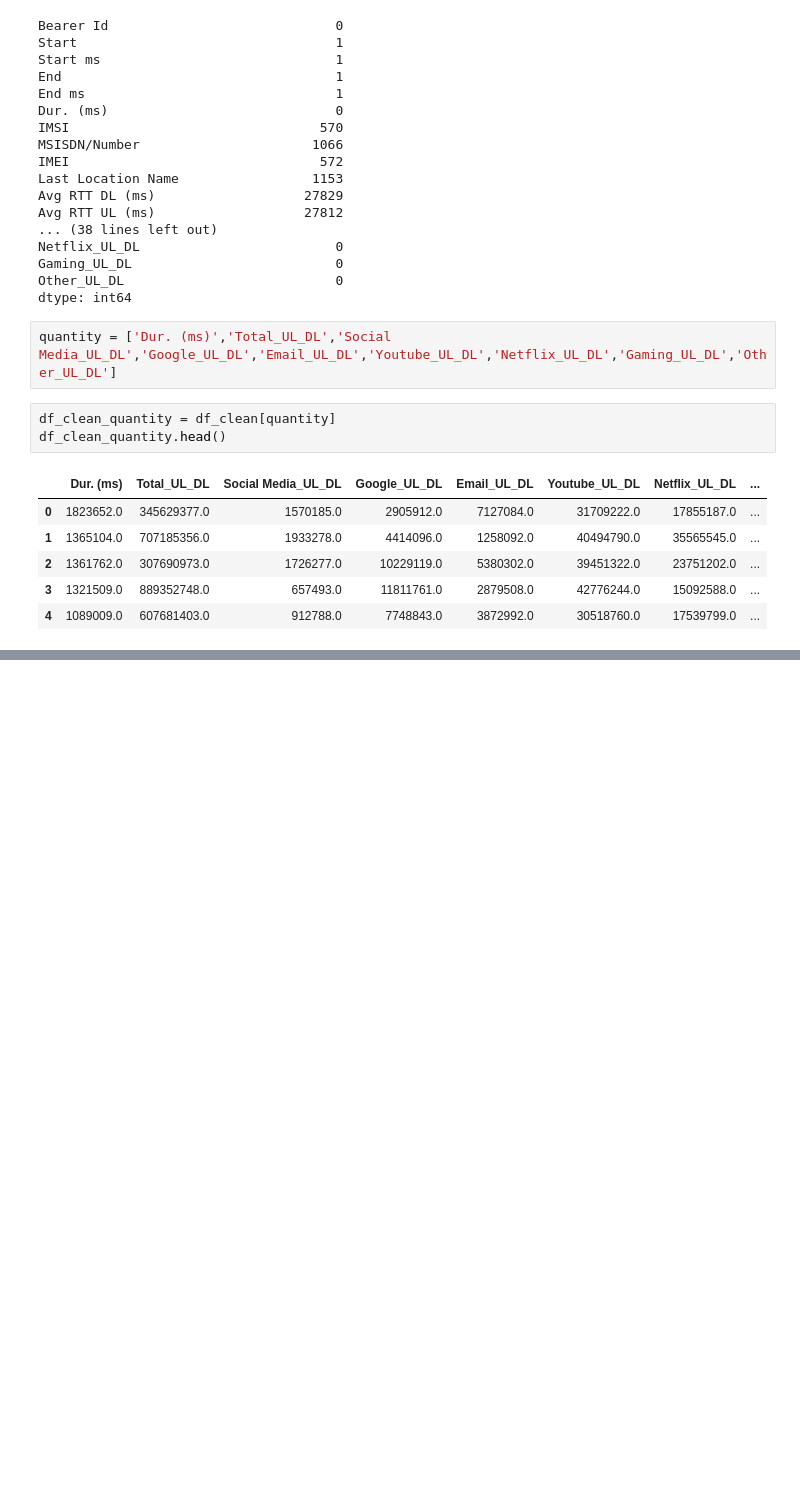
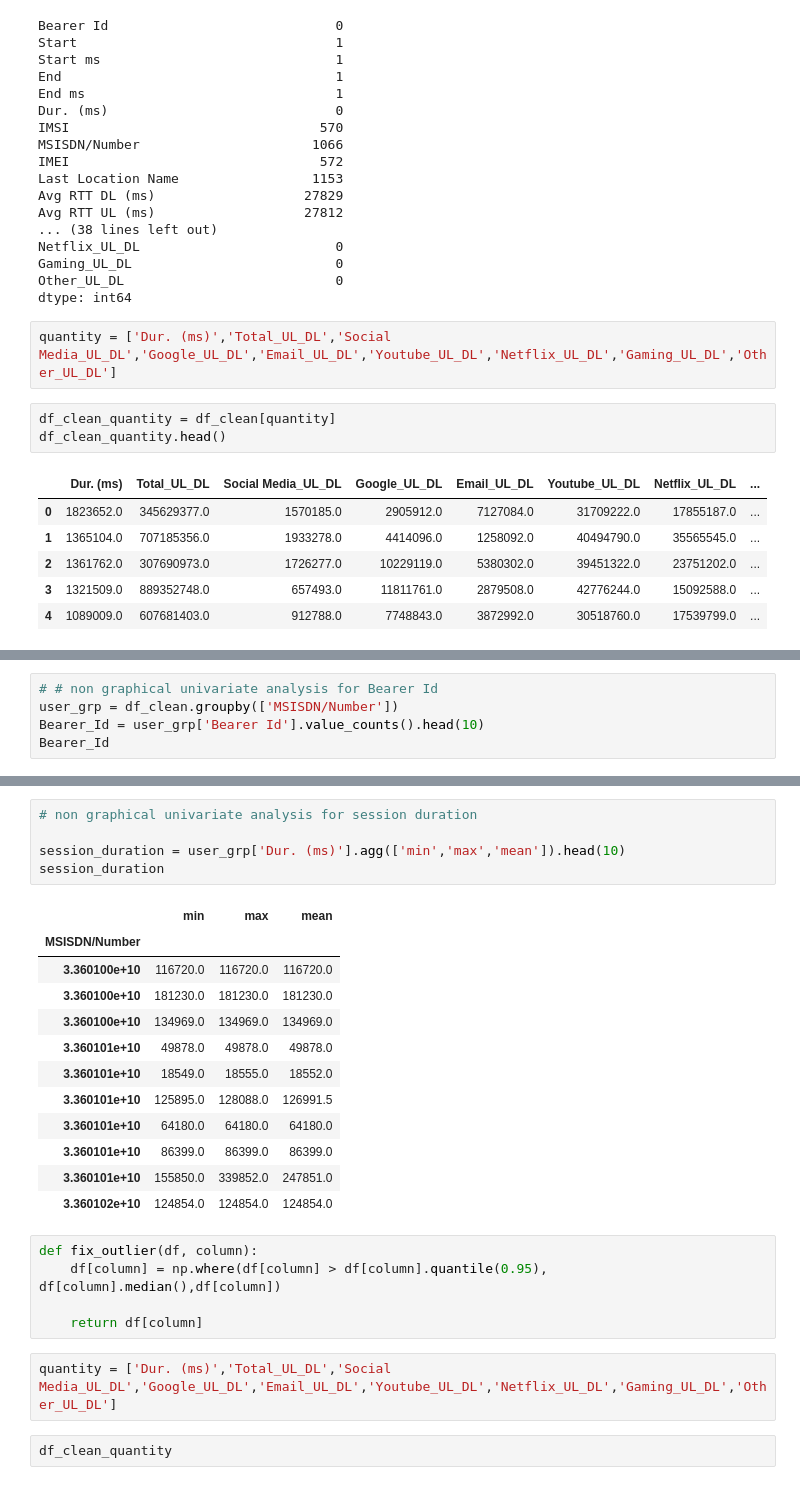
Before and after one commit to nebasam/Telecom_Data_Analysis, a Jupyter notebook: TelecomDataAnalysis.ipynb, the cells around one changed output, grey strips where cells are left out. Drawn from its saved outputs; the diff is of its cells as text; blank space fills up the shorter version.

```diff
--- a/TelecomDataAnalysis.ipynb
+++ b/TelecomDataAnalysis.ipynb
@@ -289,3 +290,8 @@ df_clean_quantity.describe()
 | 50% | 8.639900e+04 | 4.968610e+08 | 1.826471e+06 | 7.812835e+06 | 3.587010e+06 | 2.323204e+07 | 2.263554e+07 | ... |
 | 75% | 1.324300e+05 | 7.065054e+08 | 2.727487e+06 | 1.068280e+07 | 5.378654e+06 | 3.489704e+07 | 2.929044e+07 | ... |
 | max | 1.859336e+06 | 9.559848e+08 | 3.650861e+06 | 1.552878e+07 | 7.172292e+06 | 4.651820e+07 | 4.519815e+07 | ... |
+# %%
+# # non graphical univariate analysis for Bearer Id
+user_grp = df_clean.groupby(['MSISDN/Number'])
+Bearer_Id = user_grp['Bearer Id'].value_counts().head(10)
+Bearer_Id
@@ -291,0 +311,27 @@ df_clean_quantity.describe()
+# %%
+# non graphical univariate analysis for session duration
+
+session_duration = user_grp['Dur. (ms)'].agg(['min','max','mean']).head(10)
+session_duration
+# %% [output]
+|  | min | max | mean |
+| MSISDN/Number |  |  |  |
+| 3.360100e+10 | 116720.0 | 116720.0 | 116720.0 |
+| 3.360100e+10 | 181230.0 | 181230.0 | 181230.0 |
+| 3.360100e+10 | 134969.0 | 134969.0 | 134969.0 |
+| 3.360101e+10 | 49878.0 | 49878.0 | 49878.0 |
+| 3.360101e+10 | 18549.0 | 18555.0 | 18552.0 |
+| 3.360101e+10 | 125895.0 | 128088.0 | 126991.5 |
+| 3.360101e+10 | 64180.0 | 64180.0 | 64180.0 |
+| 3.360101e+10 | 86399.0 | 86399.0 | 86399.0 |
+| 3.360101e+10 | 155850.0 | 339852.0 | 247851.0 |
+| 3.360102e+10 | 124854.0 | 124854.0 | 124854.0 |
+# %%
+def fix_outlier(df, column):
+    df[column] = np.where(df[column] > df[column].quantile(0.95), df[column].median(),df[column])
+
+    return df[column]
+# %%
+quantity = ['Dur. (ms)','Total_UL_DL','Social Media_UL_DL','Google_UL_DL','Email_UL_DL','Youtube_UL_DL','Netflix_UL_DL','Gaming_UL_DL','Other_UL_DL']
+# %%
+df_clean_quantity
```
Also changed, not shown: parts of 4 cells of this notebook, 1 other file.
